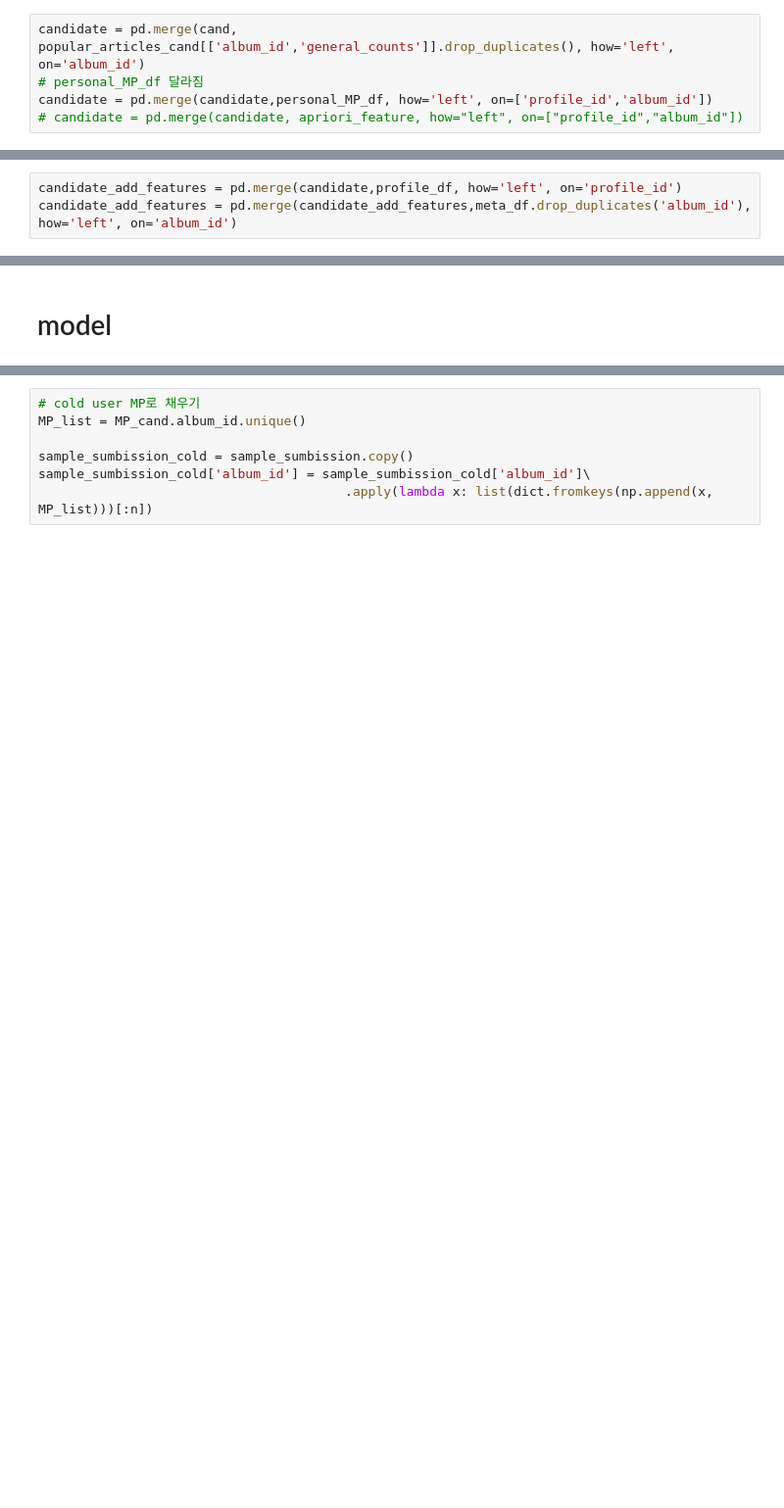
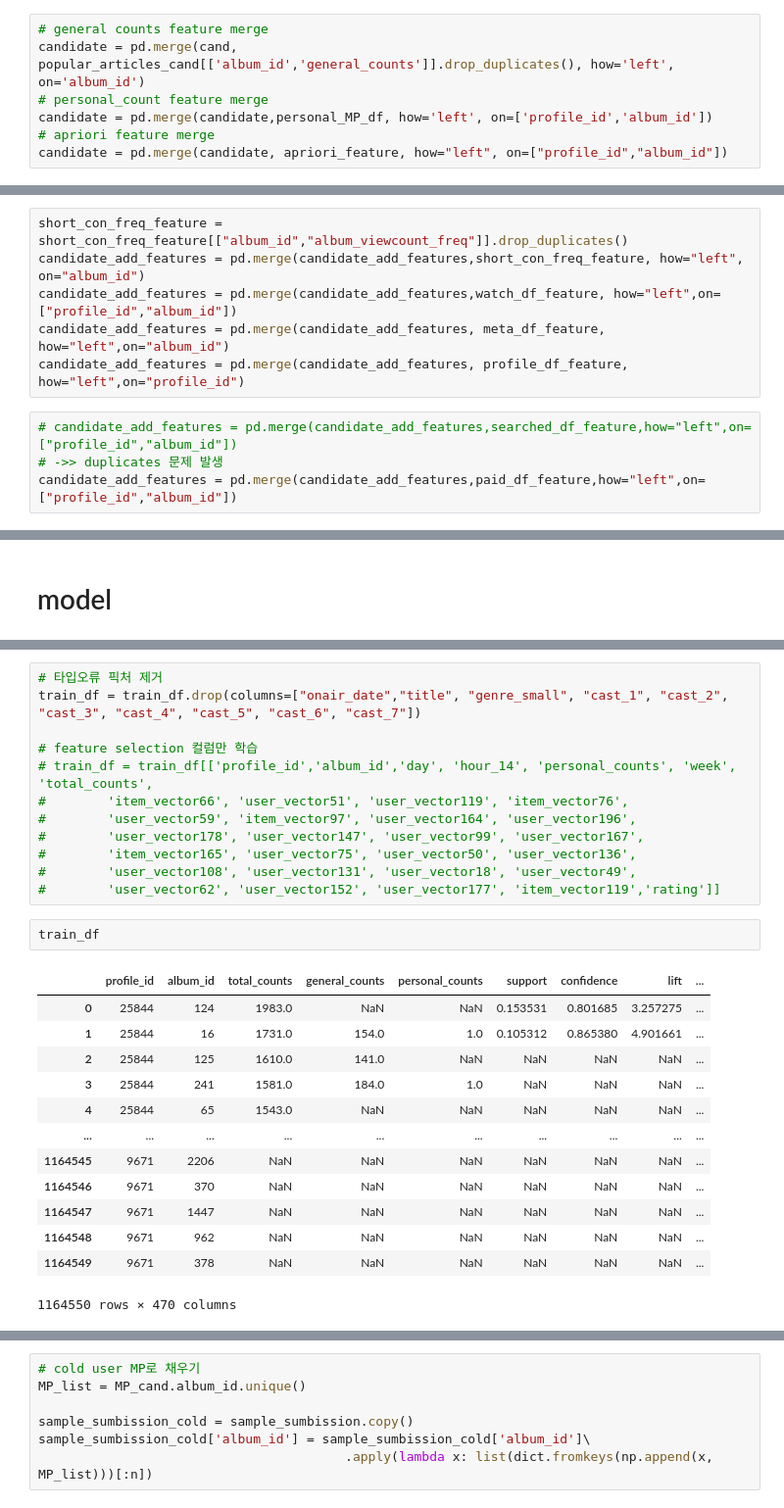
Before and after one commit to jinsuc28/lg-children-country-recommend, a Jupyter notebook: EDA/JS/lgbmrank-2.ipynb, the cells around one changed output, grey strips where cells are left out. Shown: that part at 98% size. Cells and saved outputs as stored; diff of their text form; blank space fills up the shorter version.

```diff
--- a/EDA/JS/lgbmrank-2.ipynb
+++ b/EDA/JS/lgbmrank-2.ipynb
@@ -251,5 +369,7 @@ cand.drop_duplicates(subset=['profile_id','album_id'],inplace=True)
 # %%
+# general counts feature merge
 candidate = pd.merge(cand, popular_articles_cand[['album_id','general_counts']].drop_duplicates(), how='left', on='album_id')
-# personal_MP_df 달라짐
+# personal_count feature merge
 candidate = pd.merge(candidate,personal_MP_df, how='left', on=['profile_id','album_id'])
-# candidate = pd.merge(candidate, apriori_feature, how="left", on=["profile_id","album_id"])
+# apriori feature merge
+candidate = pd.merge(candidate, apriori_feature, how="left", on=["profile_id","album_id"])
@@ -266,3 +424,10 @@ profile_df = pd.read_csv(path+'profile_data.csv')
+# %%
+short_con_freq_feature = short_con_freq_feature[["album_id","album_viewcount_freq"]].drop_duplicates()
+candidate_add_features = pd.merge(candidate_add_features,short_con_freq_feature, how="left", on="album_id")
+candidate_add_features = pd.merge(candidate_add_features,watch_df_feature, how="left",on=["profile_id","album_id"])
+candidate_add_features = pd.merge(candidate_add_features, meta_df_feature, how="left",on="album_id")
+candidate_add_features = pd.merge(candidate_add_features, profile_df_feature, how="left",on="profile_id")
 # %%
-candidate_add_features = pd.merge(candidate,profile_df, how='left', on='profile_id')
-candidate_add_features = pd.merge(candidate_add_features,meta_df.drop_duplicates('album_id'), how='left', on='album_id')
+# candidate_add_features = pd.merge(candidate_add_features,searched_df_feature,how="left",on=["profile_id","album_id"])
+# ->> duplicates 문제 발생
+candidate_add_features = pd.merge(candidate_add_features,paid_df_feature,how="left",on=["profile_id","album_id"])
@@ -297,3 +452,31 @@ train_df.rating.value_counts()
 Name: rating, dtype: int64
+# %%
+# 타입오류 픽처 제거
+train_df = train_df.drop(columns=["onair_date","title", "genre_small", "cast_1", "cast_2", "cast_3", "cast_4", "cast_5", "cast_6", "cast_7"])
+
+# feature selection 컬럼만 학습
+# train_df = train_df[['profile_id','album_id','day', 'hour_14', 'personal_counts', 'week', 'total_counts',
+#        'item_vector66', 'user_vector51', 'user_vector119', 'item_vector76',
+#        'user_vector59', 'item_vector97', 'user_vector164', 'user_vector196',
+#        'user_vector178', 'user_vector147', 'user_vector99', 'user_vector167',
+#        'item_vector165', 'user_vector75', 'user_vector50', 'user_vector136',
+#        'user_vector108', 'user_vector131', 'user_vector18', 'user_vector49',
+#        'user_vector62', 'user_vector152', 'user_vector177', 'item_vector119','rating']]
+# %%
+train_df
+# %% [output]
+|  | profile_id | album_id | total_counts | general_counts | personal_counts | support | confidence | lift | ... |
+| 0 | 25844 | 124 | 1983.0 | NaN | NaN | 0.153531 | 0.801685 | 3.257275 | ... |
+| 1 | 25844 | 16 | 1731.0 | 154.0 | 1.0 | 0.105312 | 0.865380 | 4.901661 | ... |
+| 2 | 25844 | 125 | 1610.0 | 141.0 | NaN | NaN | NaN | NaN | ... |
+| 3 | 25844 | 241 | 1581.0 | 184.0 | 1.0 | NaN | NaN | NaN | ... |
+| 4 | 25844 | 65 | 1543.0 | NaN | NaN | NaN | NaN | NaN | ... |
+| ... | ... | ... | ... | ... | ... | ... | ... | ... | ... |
+| 1164545 | 9671 | 2206 | NaN | NaN | NaN | NaN | NaN | NaN | ... |
+| 1164546 | 9671 | 370 | NaN | NaN | NaN | NaN | NaN | NaN | ... |
+| 1164547 | 9671 | 1447 | NaN | NaN | NaN | NaN | NaN | NaN | ... |
+| 1164548 | 9671 | 962 | NaN | NaN | NaN | NaN | NaN | NaN | ... |
+| 1164549 | 9671 | 378 | NaN | NaN | NaN | NaN | NaN | NaN | ... |
+1164550 rows × 470 columns
 # %%
 lgbmrank = LGBMRank(train_df, mode='week', model_params={'n_estimators':5})
```
Also changed, not shown: parts of 63 cells of this notebook.
